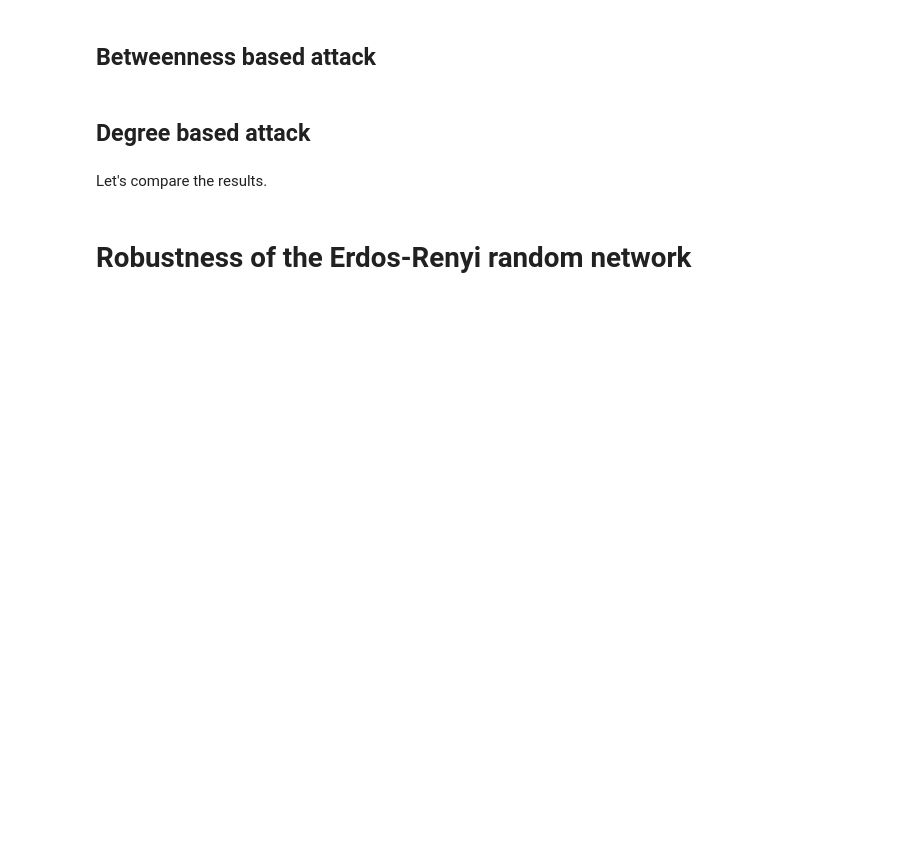
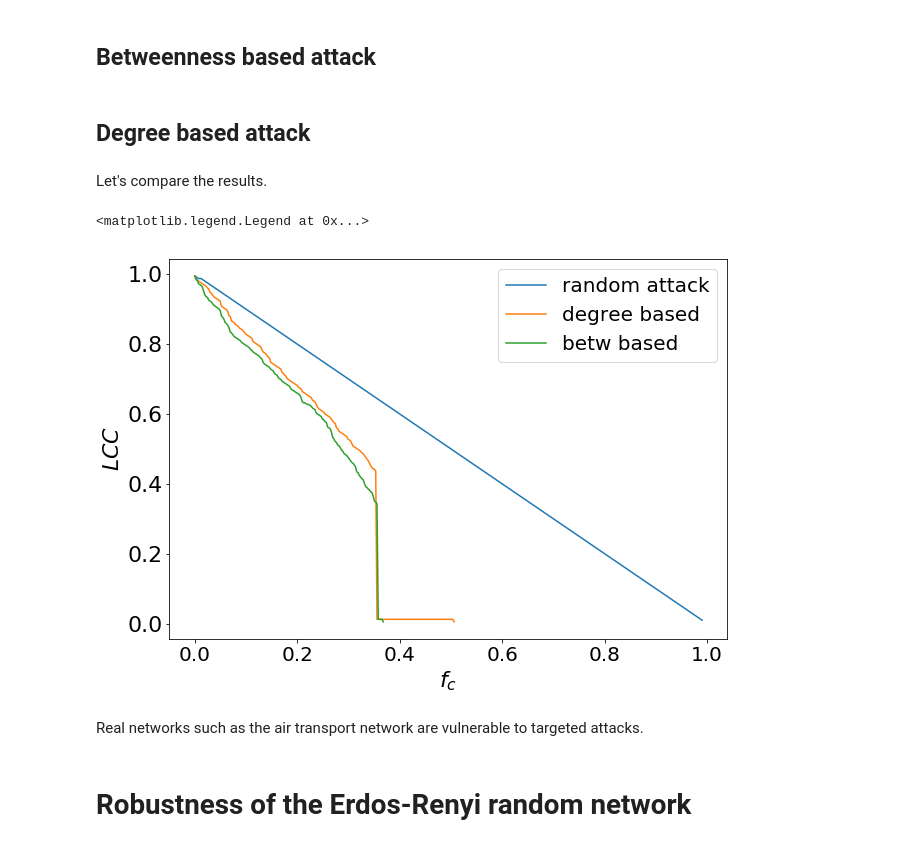
Before and after one commit to micheletizzoni/Complexity-in-social-systems, a Jupyter notebook: 2-networkx/nb05_network_analysis.ipynb, the cells around one changed output. Saved outputs shown, nothing was run; the diff lists cells and outputs as text; code cells hidden in the pictures; blank space fills up the shorter version.

```diff
--- a/2-networkx/nb05_network_analysis.ipynb
+++ b/2-networkx/nb05_network_analysis.ipynb
@@ -484,25 +512,30 @@ Let's compare the results.
 # %%
 x=[k[0] for k in resilience_random]
 y=[k[1] for k in resilience_random]
 
 x1=[k[0] for k in resilience_deg]
 y1=[k[1] for k in resilience_deg]
 
 x2=[k[0] for k in resilience_betw]
 y2=[k[1] for k in resilience_betw]
 
 plt.figure(figsize=(10,7))
 
 plt.plot(x,y, label='random attack')
 plt.plot(x1,y1, label='degree based')
 plt.plot(x2,y2, label='betw based')
 
-plt.xlabel('$f_{c}$', fontsize=18)
-plt.ylabel('$LCC$', fontsize=18)
-plt.xticks(fontsize=14)
-plt.yticks(fontsize=14)
+plt.xlabel('$f_{c}$', fontsize=22)
+plt.ylabel('$LCC$', fontsize=22)
+plt.xticks(fontsize=20)
+plt.yticks(fontsize=22)
 
-plt.legend(loc='upper right')
+plt.legend(loc='upper right', fontsize=20)
+# %% [output]
+<matplotlib.legend.Legend at 0x...>
+[figure, added]
+# %% [markdown]
+Real networks such as the air transport network are vulnerable to targeted attacks.
 # %% [markdown]
 # Robustness of the Erdos-Renyi random network
 # %%
```
Also changed, not shown: parts of 26 cells of this notebook, 1 other file.
